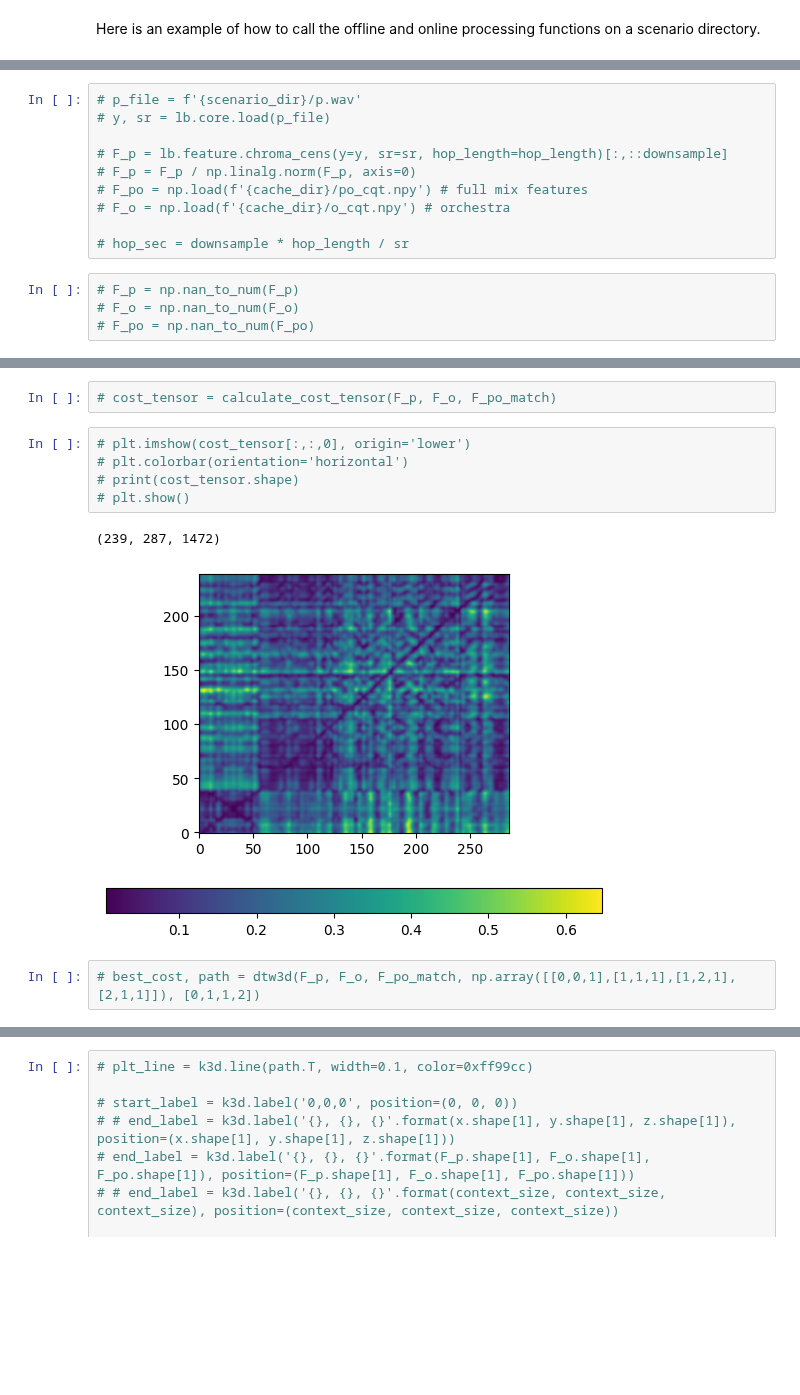
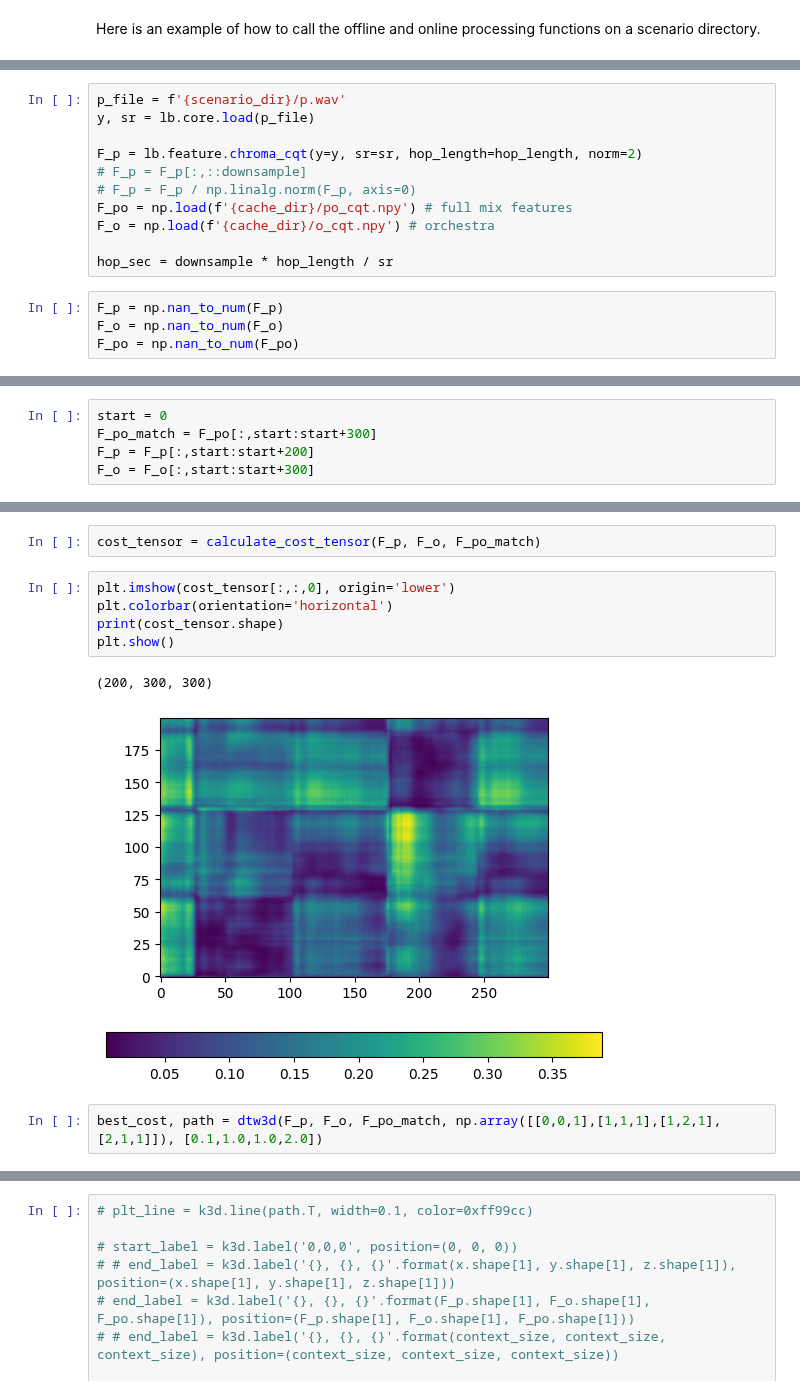
Before and after one commit to HMC-MIR/PianoConcertoAccompaniment, a Jupyter notebook: System_MixtureDTW.ipynb, the cells around one changed output, grey strips where cells are left out. Saved outputs shown, nothing was run; the diff lists cells and outputs as text; blank space fills up the shorter version.

Commit message:
Simple test scenario finished

```diff
--- a/System_MixtureDTW.ipynb
+++ b/System_MixtureDTW.ipynb
@@ -365,15 +358,16 @@ File "../../../../var/folders/b1/15j_gfbn6q1b0txsrcxn2zrw0000gn/T/ipykernel_7145
 # %%
-# p_file = f'{scenario_dir}/p.wav'
-# y, sr = lb.core.load(p_file)
+p_file = f'{scenario_dir}/p.wav'
+y, sr = lb.core.load(p_file)
 
-# F_p = lb.feature.chroma_cens(y=y, sr=sr, hop_length=hop_length)[:,::downsample]
+F_p = lb.feature.chroma_cqt(y=y, sr=sr, hop_length=hop_length, norm=2)
+# F_p = F_p[:,::downsample]
 # F_p = F_p / np.linalg.norm(F_p, axis=0)
-# F_po = np.load(f'{cache_dir}/po_cqt.npy') # full mix features
-# F_o = np.load(f'{cache_dir}/o_cqt.npy') # orchestra
+F_po = np.load(f'{cache_dir}/po_cqt.npy') # full mix features
+F_o = np.load(f'{cache_dir}/o_cqt.npy') # orchestra
 
-# hop_sec = downsample * hop_length / sr
+hop_sec = downsample * hop_length / sr
 # %%
-# F_p = np.nan_to_num(F_p)
-# F_o = np.nan_to_num(F_o)
-# F_po = np.nan_to_num(F_po)
+F_p = np.nan_to_num(F_p)
+F_o = np.nan_to_num(F_o)
+F_po = np.nan_to_num(F_po)
 # %%
@@ -386,0 +387,5 @@ File "../../../../var/folders/b1/15j_gfbn6q1b0txsrcxn2zrw0000gn/T/ipykernel_7145
+# %%
+start = 0
+F_po_match = F_po[:,start:start+300]
+F_p = F_p[:,start:start+200]
+F_o = F_o[:,start:start+300]
@@ -387,13 +397,13 @@ File "../../../../var/folders/b1/15j_gfbn6q1b0txsrcxn2zrw0000gn/T/ipykernel_7145
 # %%
-# cost_tensor = calculate_cost_tensor(F_p, F_o, F_po_match)
+cost_tensor = calculate_cost_tensor(F_p, F_o, F_po_match)
 # %%
-# plt.imshow(cost_tensor[:,:,0], origin='lower')
-# plt.colorbar(orientation='horizontal')
-# print(cost_tensor.shape)
-# plt.show()
+plt.imshow(cost_tensor[:,:,0], origin='lower')
+plt.colorbar(orientation='horizontal')
+print(cost_tensor.shape)
+plt.show()
 # %% [output]
-(239, 287, 1472)
+(200, 300, 300)
-[figure, old version]
+[figure, new version]
 # %%
-# best_cost, path = dtw3d(F_p, F_o, F_po_match, np.array([[0,0,1],[1,1,1],[1,2,1],[2,1,1]]), [0,1,1,2])
+best_cost, path = dtw3d(F_p, F_o, F_po_match, np.array([[0,0,1],[1,1,1],[1,2,1],[2,1,1]]), [0.1,1.0,1.0,2.0])
 # %%
```
Also changed, not shown: parts of 10 cells of this notebook.
